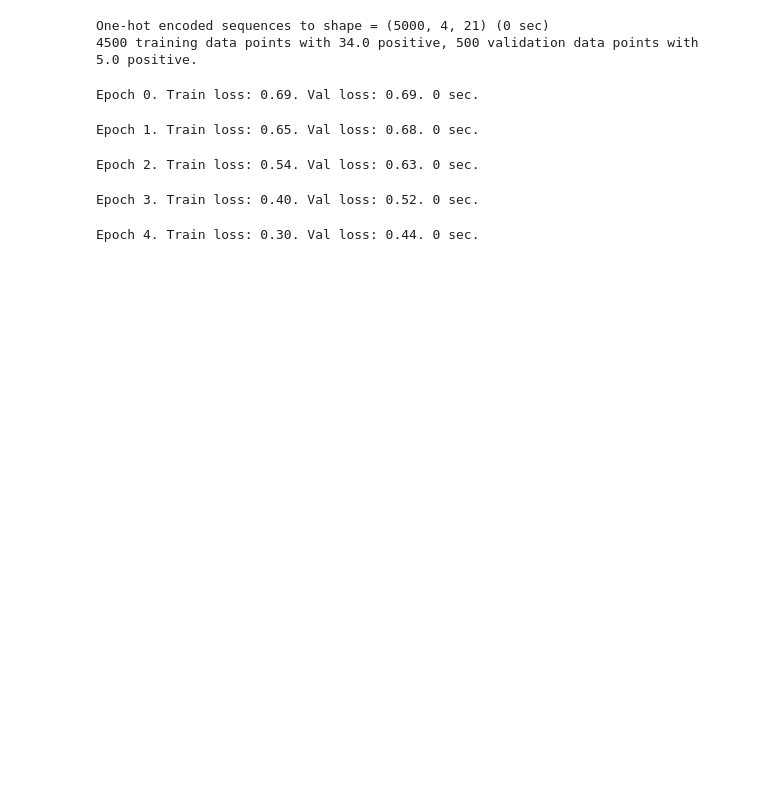
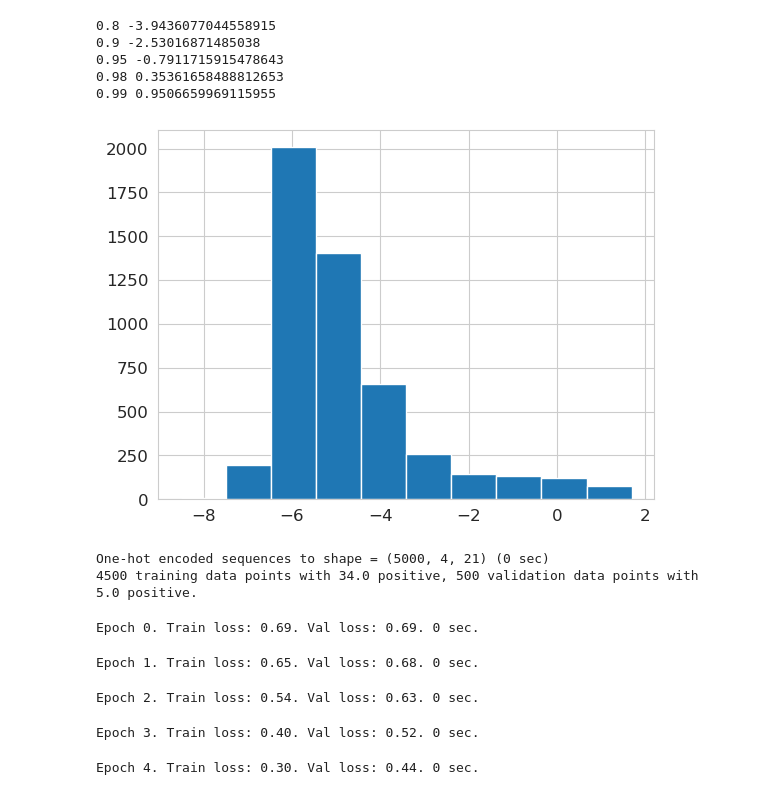
Before and after one commit to clarafy/design-algorithm-selection, a Jupyter notebook: notebooks/gb1-5k-exceedance-121824.ipynb, the cells around one changed output. Drawn from its saved outputs; the diff is of its cells as text; code cells hidden in the pictures; blank space fills up the shorter version.

```diff
--- a/notebooks/gb1-5k-exceedance-121824.ipynb
+++ b/notebooks/gb1-5k-exceedance-121824.ipynb
@@ -44,6 +38,17 @@ y_n = df['log_fitness'].to_numpy()
 
 trainseq_n = [seq_n[i] for i in train_idx]
 ytrain_n = np.array([y_n[i] for i in train_idx])
+# %%
+plt.hist(ytrain_n);
+for q in [0.8, 0.9, 0.95, 0.98, 0.99]:
+    print(q, np.quantile(ytrain_n, q))
+# %% [output]
+0.8 -3.9436077044558915
+0.9 -2.53016871485038
+0.95 -0.7911715915478643
+0.98 0.35361658488812653
+0.99 0.9506659969115955
+[figure, added]
 # %%
 reload(models)
 exceedance_threshold = 1.1
```
Also changed, not shown: parts of 11 cells of this notebook, 7 other files.
